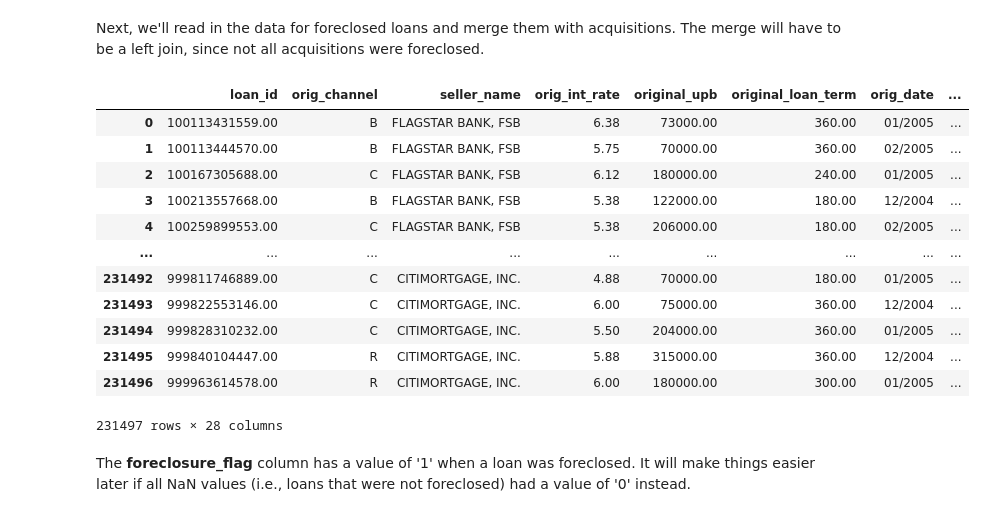
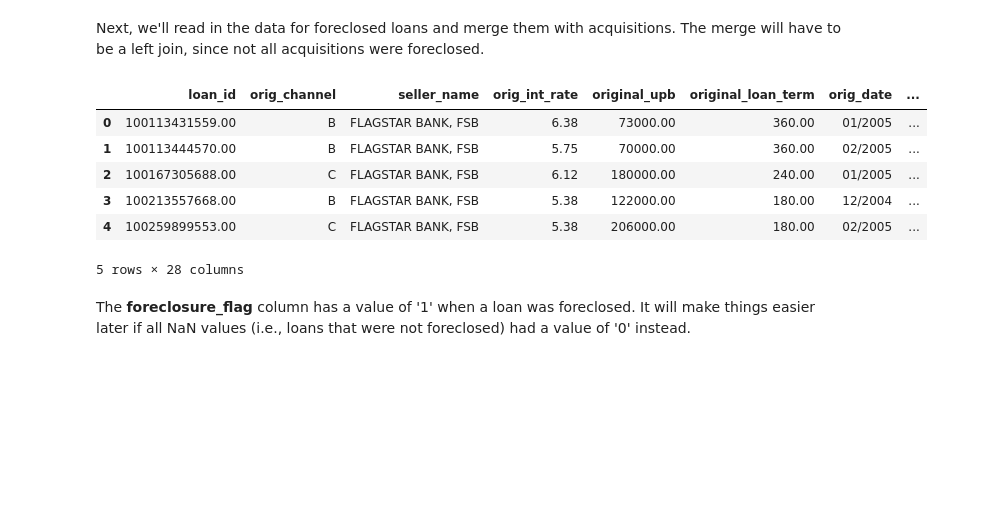
Before and after one commit to jcabiles/AnalysisPractice, a Jupyter notebook: foreclosed_loans_analysis/Analysis of Foreclosed Loans.ipynb, the cells around one changed output. Saved outputs shown, nothing was run; the diff lists cells and outputs as text; code cells hidden in the pictures; blank space fills up the shorter version.

```diff
--- a/foreclosed_loans_analysis/Analysis of Foreclosed Loans.ipynb
+++ b/foreclosed_loans_analysis/Analysis of Foreclosed Loans.ipynb
@@ -13,22 +13,16 @@ Next, we'll read in the data for foreclosed loans and merge them with acquisitio
 # %%
 foreclosed_df = pd.read_csv("foreclosed_loans.csv")
 all_loans = acquisitions_df.merge(foreclosed_df, how="left")
 
-all_loans
+all_loans.head()
 # %% [output]
 |  | loan_id | orig_channel | seller_name | orig_int_rate | original_upb | original_loan_term | orig_date | ... |
 | 0 | 100113431559.00 | B | FLAGSTAR BANK, FSB | 6.38 | 73000.00 | 360.00 | 01/2005 | ... |
 | 1 | 100113444570.00 | B | FLAGSTAR BANK, FSB | 5.75 | 70000.00 | 360.00 | 02/2005 | ... |
 | 2 | 100167305688.00 | C | FLAGSTAR BANK, FSB | 6.12 | 180000.00 | 240.00 | 01/2005 | ... |
 | 3 | 100213557668.00 | B | FLAGSTAR BANK, FSB | 5.38 | 122000.00 | 180.00 | 12/2004 | ... |
 | 4 | 100259899553.00 | C | FLAGSTAR BANK, FSB | 5.38 | 206000.00 | 180.00 | 02/2005 | ... |
-| ... | ... | ... | ... | ... | ... | ... | ... | ... |
-| 231492 | 999811746889.00 | C | CITIMORTGAGE, INC. | 4.88 | 70000.00 | 180.00 | 01/2005 | ... |
-| 231493 | 999822553146.00 | C | CITIMORTGAGE, INC. | 6.00 | 75000.00 | 360.00 | 12/2004 | ... |
-| 231494 | 999828310232.00 | C | CITIMORTGAGE, INC. | 5.50 | 204000.00 | 360.00 | 01/2005 | ... |
-| 231495 | 999840104447.00 | R | CITIMORTGAGE, INC. | 5.88 | 315000.00 | 360.00 | 12/2004 | ... |
-| 231496 | 999963614578.00 | R | CITIMORTGAGE, INC. | 6.00 | 180000.00 | 300.00 | 01/2005 | ... |
-231497 rows × 28 columns
+5 rows × 28 columns
 # %% [markdown]
 The **foreclosure_flag** column has a value of '1' when a loan was foreclosed.  It will make things easier later if all NaN values (i.e., loans that were not foreclosed) had a value of '0' instead.
 # %%
```
Also changed, not shown: parts of 2 cells of this notebook.
